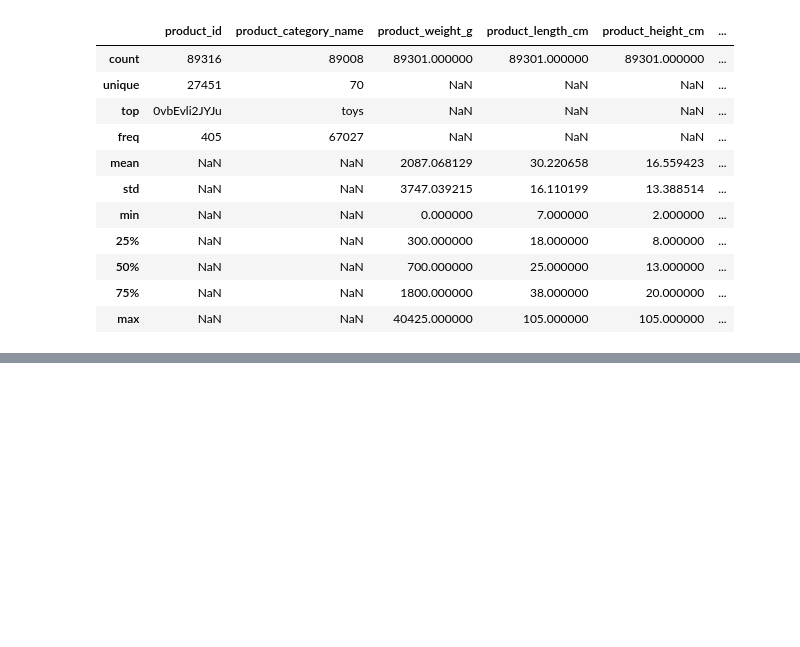
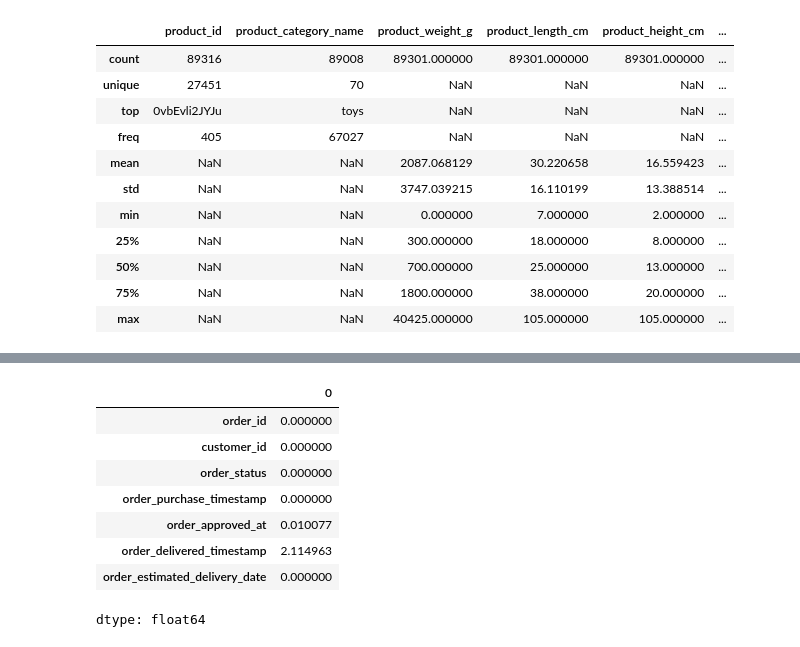
Before and after one commit to nasnah-hansan/Pandas, a Jupyter notebook: Pandas_practice_0.ipynb, the cells around one changed output, grey strips where cells are left out. Saved outputs shown, nothing was run; the diff lists cells and outputs as text; code cells hidden in the pictures; blank space fills up the shorter version.

```diff
--- a/Pandas_practice_0.ipynb
+++ b/Pandas_practice_0.ipynb
@@ -122,0 +154,14 @@ df_Products.describe(include='all')
+# %%
+df_Orders.isnull().sum()/len(df_Orders)*100
+df_Orders.isnull().mean()*100
+# 위 두개는 같은 식
+# %% [output]
+|  | 0 |
+| order_id | 0.000000 |
+| customer_id | 0.000000 |
+| order_status | 0.000000 |
+| order_purchase_timestamp | 0.000000 |
+| order_approved_at | 0.010077 |
+| order_delivered_timestamp | 2.114963 |
+| order_estimated_delivery_date | 0.000000 |
+dtype: float64
```
Also changed, not shown: parts of 15 cells of this notebook.
